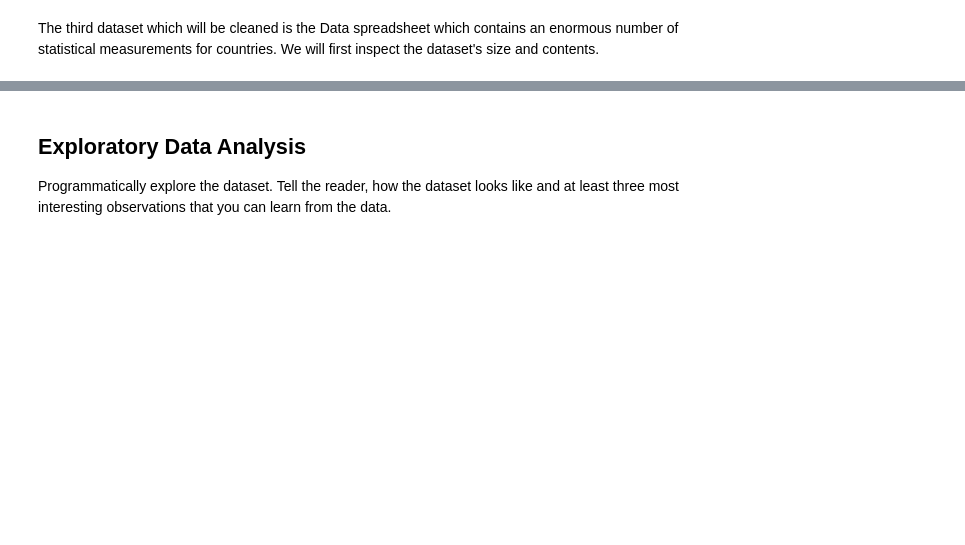
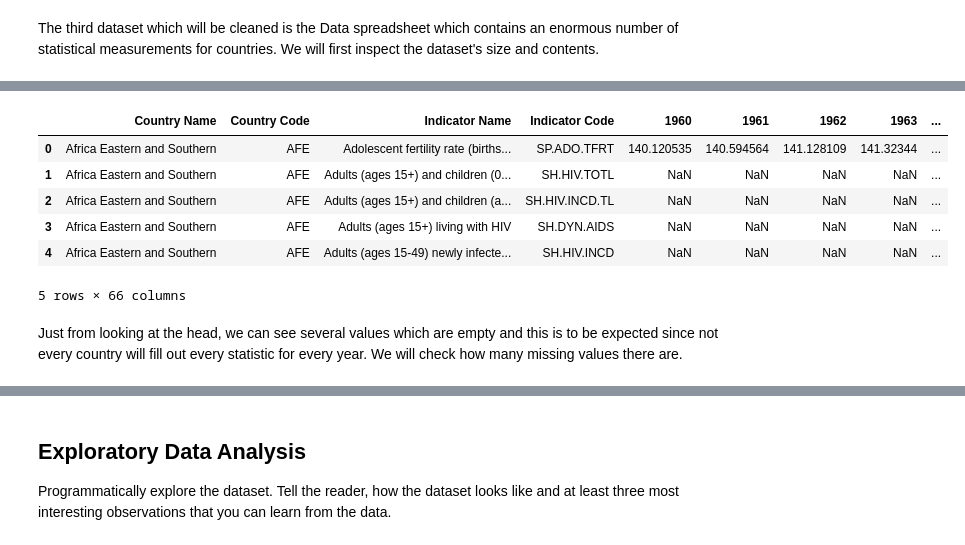
Before and after one commit to R-Bagala/Data-Science-Assignment-UoS, a Jupyter notebook: 3428295_CSCU9M3_TheAssignment_Aut26.ipynb, the cells around one changed output, grey strips where cells are left out. Saved outputs shown, nothing was run; the diff lists cells and outputs as text; code cells hidden in the pictures; blank space fills up the shorter version.

```diff
--- a/3428295_CSCU9M3_TheAssignment_Aut26.ipynb
+++ b/3428295_CSCU9M3_TheAssignment_Aut26.ipynb
@@ -130,0 +150,13 @@ The third dataset which will be cleaned is the Data spreadsheet which contains a
+# %%
+#Thew column is now removed and it shows there are 66 columns
+clean_stats.head()
+# %% [output]
+|  | Country Name | Country Code | Indicator Name | Indicator Code | 1960 | 1961 | 1962 | 1963 | ... |
+| 0 | Africa Eastern and Southern | AFE | Adolescent fertility rate (births... | SP.ADO.TFRT | 140.120535 | 140.594564 | 141.128109 | 141.32344 | ... |
+| 1 | Africa Eastern and Southern | AFE | Adults (ages 15+) and children (0... | SH.HIV.TOTL | NaN | NaN | NaN | NaN | ... |
+| 2 | Africa Eastern and Southern | AFE | Adults (ages 15+) and children (a... | SH.HIV.INCD.TL | NaN | NaN | NaN | NaN | ... |
+| 3 | Africa Eastern and Southern | AFE | Adults (ages 15+) living with HIV | SH.DYN.AIDS | NaN | NaN | NaN | NaN | ... |
+| 4 | Africa Eastern and Southern | AFE | Adults (ages 15-49) newly infecte... | SH.HIV.INCD | NaN | NaN | NaN | NaN | ... |
+5 rows × 66 columns
+# %% [markdown]
+Just from looking at the head, we can see several values which are empty and this is to be expected since not every country will fill out every statistic for every year. We will check how many missing values there are.
```
Also changed, not shown: parts of 8 cells of this notebook.
